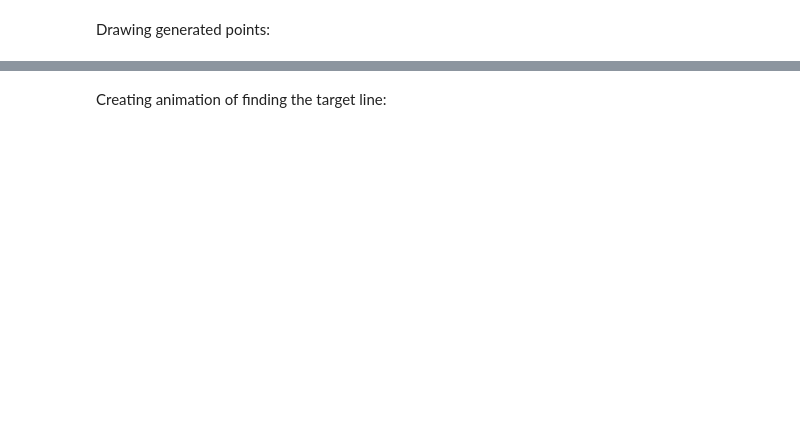
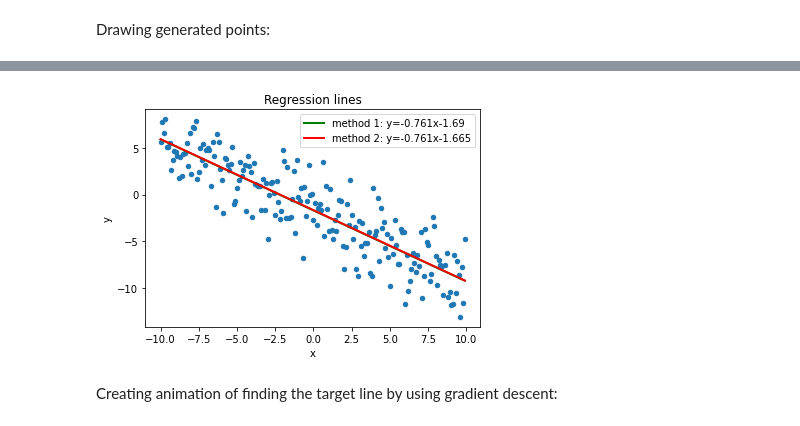
Before and after one commit to ArTeMkA-B/Learning-ML, a Jupyter notebook: Linear Regression.ipynb, the cells around one changed output, grey strips where cells are left out. Cells and saved outputs as stored; diff of their text form; code cells hidden in the pictures; blank space fills up the shorter version.

```diff
--- a/Linear Regression.ipynb
+++ b/Linear Regression.ipynb
@@ -97,5 +139,16 @@ plt.show()
+# %%
+plt.scatter(x, y, s=20)
+plt.plot(x, [b_pred_1[1] * i + b_pred_1[0] for i in x], "g", linewidth=2, label="method 1: y="+str(b_pred_1[1])+"x{:+}".format(b_pred_1[0]))
+plt.plot(x, [b_pred_2[1] * i + b_pred_2[0] for i in x], "r", linewidth=2, label="method 2: y="+str(b_pred_2[1])+"x{:+}".format(b_pred_2[0]))
+plt.title("Regression lines")
+plt.xlabel("x")
+plt.ylabel("y")
+plt.legend()
+plt.show()
+# %% [output]
+[figure, added]
 # %% [markdown]
-Creating animation of finding the target line:
+Creating animation of finding the target line by using gradient descent:
 # %%
 animation_time = 3000 # ms
 
```
Also changed, not shown: parts of 26 cells of this notebook.
